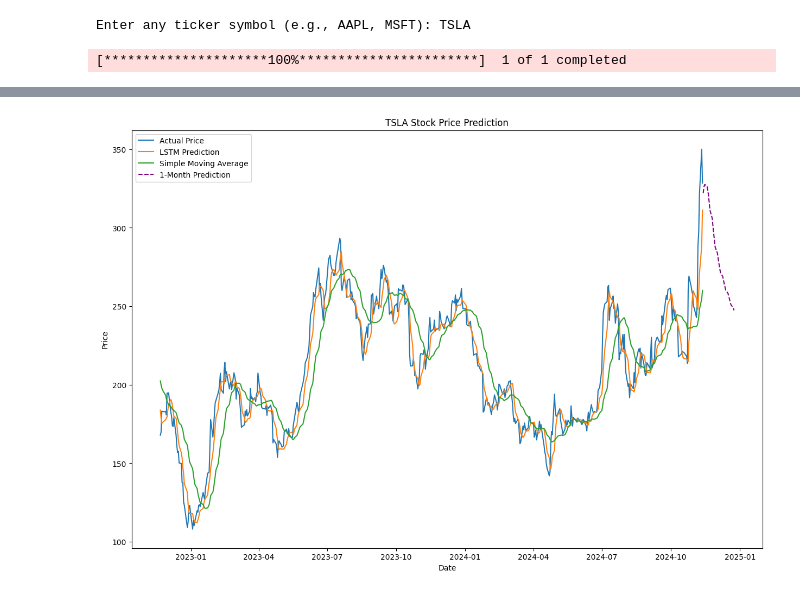
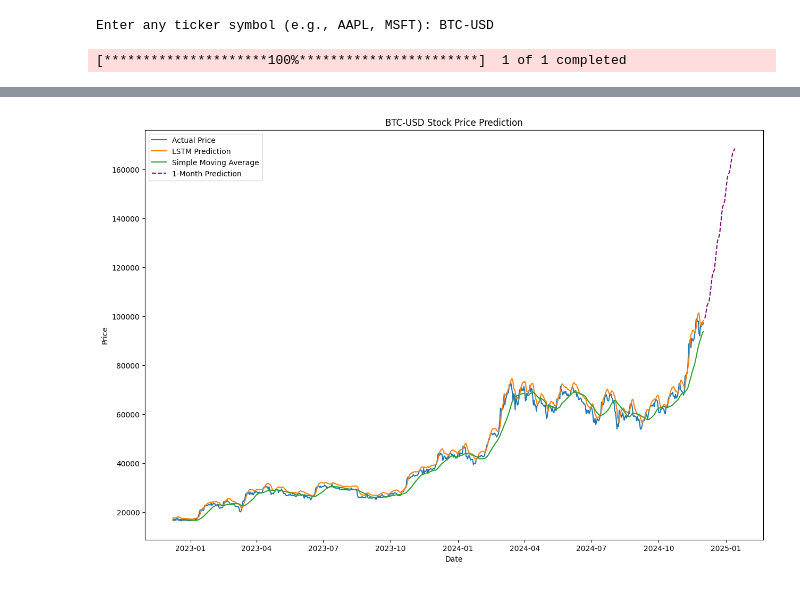
Before and after one commit to alvingeorge567/DeepLearningStockPrice, a Jupyter notebook: FinalPlease.ipynb, the cells around one changed output, grey strips where cells are left out. Saved outputs shown, nothing was run; the diff lists cells and outputs as text; code cells hidden in the pictures.

```diff
--- a/FinalPlease.ipynb
+++ b/FinalPlease.ipynb
@@ -11,12 +11,11 @@ from tensorflow.keras.models import Sequential
 from tensorflow.keras.layers import LSTM, Dense
 from tensorflow.keras.optimizers import Adam
 
-# Function to fetch stock data
+
 def get_stock_data(ticker, start_date, end_date):
     stock_data = yf.download(ticker, start=start_date, end=end_date)
     return stock_data['Close']
 
-# Function to create sequences for LSTM
 def create_sequences(data, seq_length):
     X, y = [], []
     for i in range(len(data) - seq_length):
@@ -24,7 +23,7 @@ def create_sequences(data, seq_length):
         y.append(data[i + seq_length])
     return np.array(X), np.array(y)
 
-# Function to build and train LSTM model
+
 def build_lstm_model(X_train, y_train, epochs=30, batch_size=32):
     model = Sequential([
         LSTM(50, activation='relu', input_shape=(X_train.shape[1], 1)),
@@ -34,88 +33,87 @@ def build_lstm_model(X_train, y_train, epochs=30, batch_size=32):
     model.fit(X_train, y_train, epochs=epochs, batch_size=batch_size, verbose=0)
     return model
 
-# Function to calculate simple moving average
+
 def simple_moving_average(data, window):
     return data.rolling(window=window).mean()
 
-# Function to predict future stock prices
+
 def predict_future_prices(model, data, scaler, seq_length, days_to_predict=30):
     future_predictions = []
-    last_sequence = data[-seq_length:]  # Start with the last available sequence
+    last_sequence = data[-seq_length:]
     for _ in range(days_to_predict):
-        # Reshape the last sequence for prediction
+
         last_sequence_reshaped = last_sequence.reshape(1, seq_length, 1)
-        # Predict the next value
+
         next_pred = model.predict(last_sequence_reshaped)
-        # Inverse transform the prediction
+
         next_pred_inverse = scaler.inverse_transform(next_pred)
         future_predictions.append(next_pred_inverse[0][0])
-        # Append the prediction to the sequence and continue
-        last_sequence = np.append(last_sequence, next_pred)[1:]  # Slide window
+
+        last_sequence = np.append(last_sequence, next_pred)[1:]
     return future_predictions
 
 def user_input():
     ticker = input("Enter any ticker symbol (e.g., AAPL, MSFT): ")
     return ticker
 
-# Main function
+
 def main():
-    # Parameters
+
     ticker = user_input()
     start_date = '2015-01-01'
-    end_date = '2024-11-13'
+    end_date = '2024-12-02'
     train_split = 0.8
     seq_length = 60
 
-    # Fetch data
+
     stock_data = get_stock_data(ticker, start_date, end_date)
 
-    # Normalize data
+
     scaler = MinMaxScaler()
     scaled_data = scaler.fit_transform(stock_data.values.reshape(-1, 1))
 
-    # Split data into train and test sets
+
     train_size = int(len(scaled_data) * train_split)
     train_data = scaled_data[:train_size]
     test_data = scaled_data[train_size - seq_length:]
 
-    # Create sequences
     X_train, y_train = create_sequences(train_data, seq_length)
     X_test, y_test = create_sequences(test_data, seq_length)
 
-    # Build and train LSTM model
+
     lstm_model = build_lstm_model(X_train, y_train)
 
-    # Make predictions
+
     lstm_predictions = lstm_model.predict(X_test)
 
-    # Inverse transform predictions
+
     lstm_predictions = scaler.inverse_transform(lstm_predictions)
     y_test = scaler.inverse_transform(y_test.reshape(-1, 1))
 
-    # Calculate LSTM RMSE
+
     lstm_rmse = np.sqrt(mean_squared_error(y_test, lstm_predictions))
     print(f"LSTM RMSE: {lstm_rmse}")
 
-    # Simple Moving Average
+
     sma_window = 20
     sma = simple_moving_average(stock_data, sma_window)
     sma_predictions = sma.iloc[-len(y_test):].values
 
-    # Calculate SMA RMSE
+
     sma_rmse = np.sqrt(mean_squared_error(y_test, sma_predictions))
     print(f"Simple Moving Average RMSE: {sma_rmse}")
 
-    # Predict future stock prices for the next 30 days
+
     future_predictions = predict_future_prices(lstm_model, scaled_data, scaler, seq_length, days_to_predict=30)
 
-    # Calculate percentage differences
+
     percent_differences = 100 * np.abs((y_test - lstm_predictions) / y_test)
 
-    # Adjust dates to match y_test and lstm_predictions
+
     adjusted_dates = stock_data.index[-len(y_test):]
 
-    # Updated Results DataFrame
+
     results_df = pd.DataFrame({
         'Date': adjusted_dates,
         'Actual Price': y_test.flatten(),
@@ -123,18 +121,18 @@ def main():
         'Percent Difference (%)': percent_differences.flatten()
     })
 
-    # Print last 10 rows for validation
+
     print("\nStock Price Predictions vs Actual:")
-    print(results_df.tail(10))  # Print last 10 results
+    print(results_df.tail(10))
 
-    # Plotting
+
     plt.figure(figsize=(15, 10))
     plt.plot(adjusted_dates, y_test, label='Actual Price')
     plt.plot(adjusted_dates, lstm_predictions, label='LSTM Prediction')
     plt.plot(stock_data.index[-len(y_test):], sma_predictions, label='Simple Moving Average')
 
-    # Plot future predictions
-    future_dates = pd.date_range(stock_data.index[-1], periods=31, freq='B')[1:]  # Business days for next month
+
+    future_dates = pd.date_range(stock_data.index[-1], periods=31, freq='B')[1:]
     plt.plot(future_dates, future_predictions, label='1-Month Prediction', linestyle='dashed', color='purple')
 
     plt.title(f'{ticker} Stock Price Prediction')
@@ -146,5 +144,5 @@ def main():
 if __name__ == "__main__":
     main()
 # %% [output]
-Enter any ticker symbol (e.g., AAPL, MSFT): TSLA
+Enter any ticker symbol (e.g., AAPL, MSFT): BTC-USD
 [*********************100%***********************]  1 of 1 completed
@@ -168 +166 @@ Simple Moving Average RMSE: 21.257750282571667
-[figure, old version]
+[figure, new version]
```
Also changed, not shown: parts of 1 cell of this notebook.
